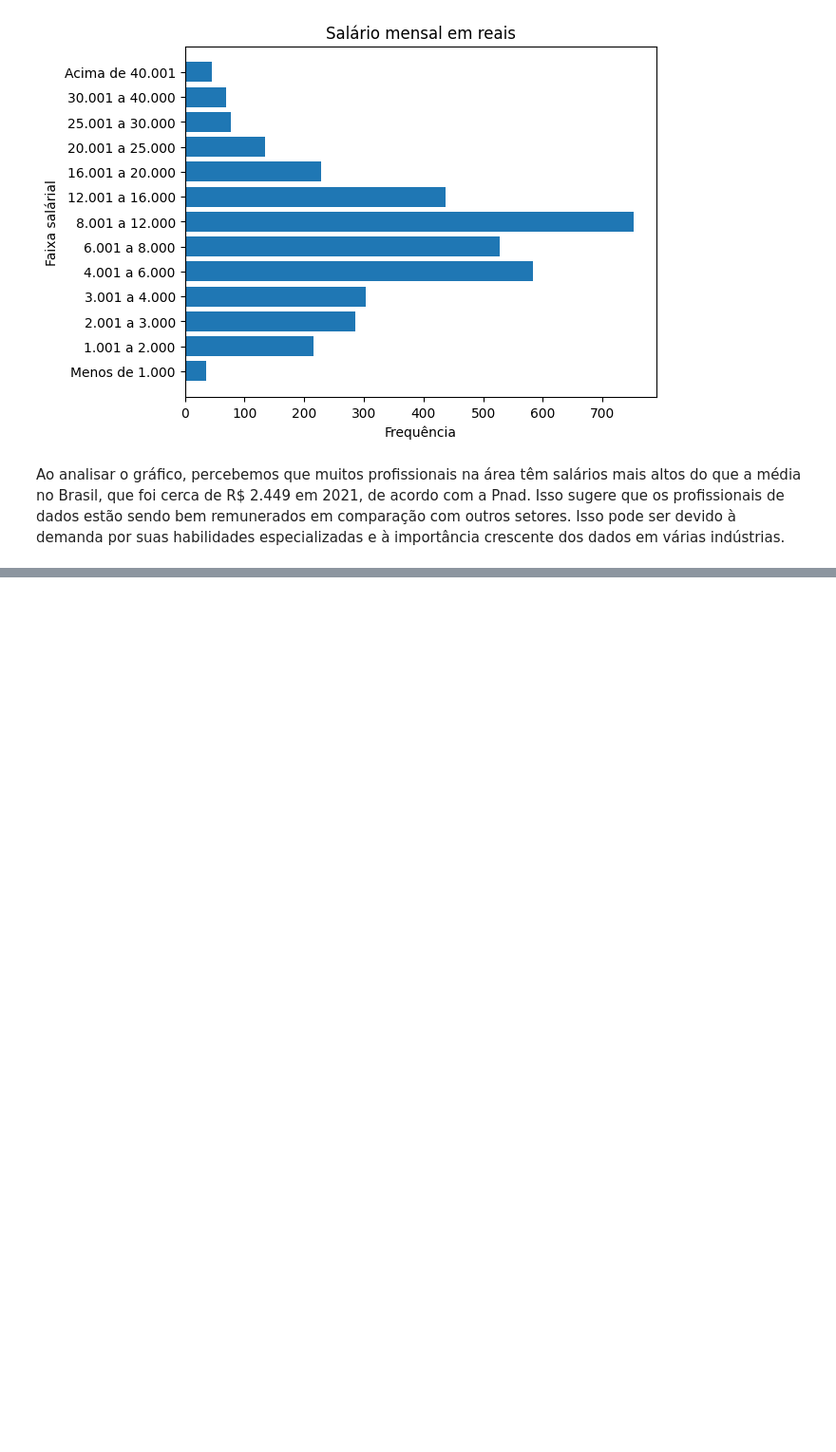
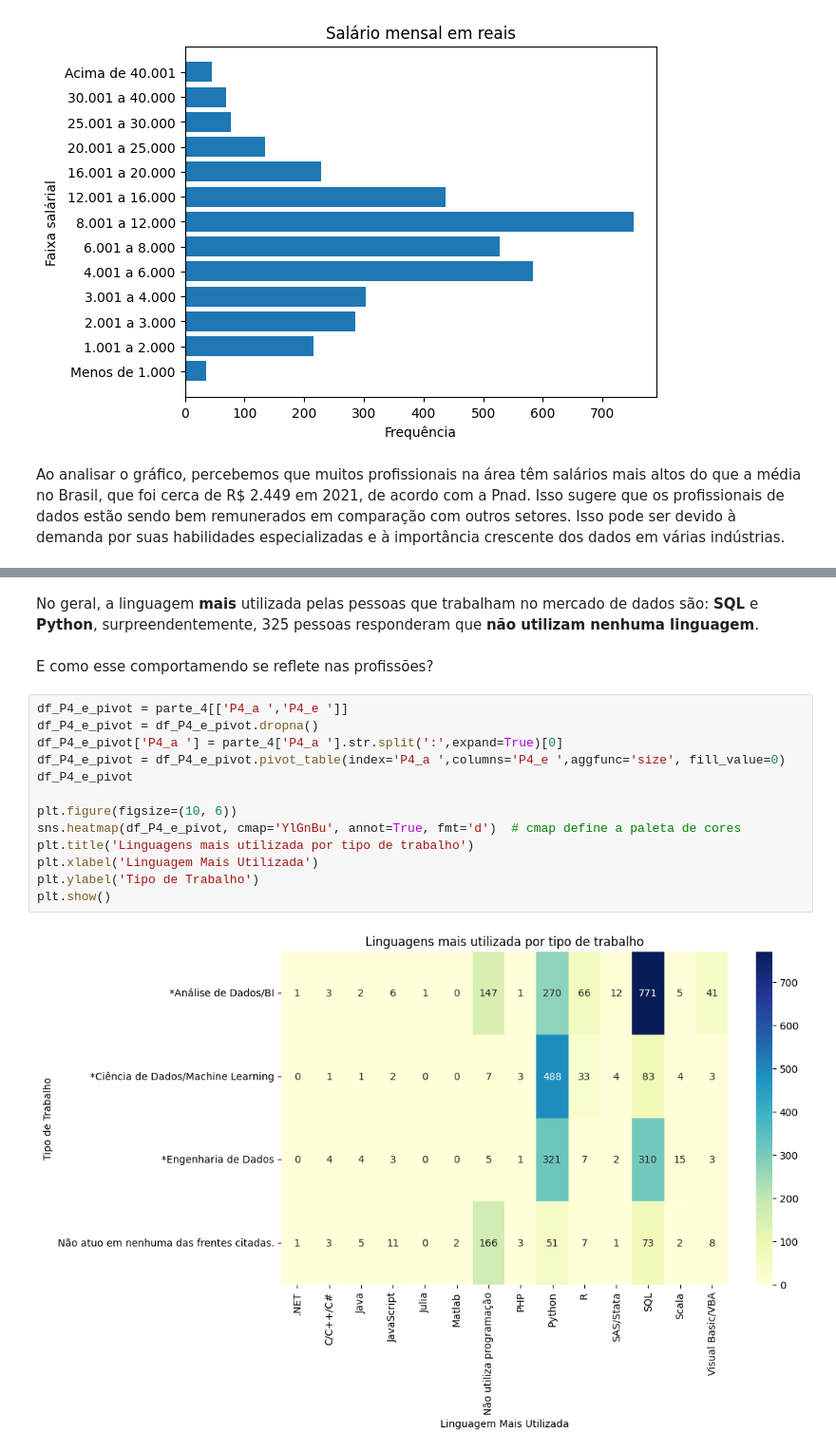
Before and after one commit to dallaqua/Trabalho_Santander_Coders_TPI, a Jupyter notebook: analise_mercado_dados_2022_v3.ipynb, the cells around one changed output, grey strips where cells are left out. Shown at 95% size. Drawn from its saved outputs; the diff is of its cells as text; blank space fills up the shorter version.

```diff
--- a/analise_mercado_dados_2022_v3.ipynb
+++ b/analise_mercado_dados_2022_v3.ipynb
@@ -502,0 +659,19 @@ Ao analisar o gráfico, percebemos que muitos profissionais na área têm salár
+# %% [markdown]
+No geral, a linguagem **mais** utilizada pelas pessoas que trabalham no mercado de dados são: **SQL** e **Python**, surpreendentemente, 325 pessoas responderam que **não utilizam nenhuma linguagem**.
+# %% [markdown]
+E como esse comportamendo se reflete nas profissões?
+# %%
+df_P4_e_pivot = parte_4[['P4_a ','P4_e ']]
+df_P4_e_pivot = df_P4_e_pivot.dropna()
+df_P4_e_pivot['P4_a '] = parte_4['P4_a '].str.split(':',expand=True)[0]
+df_P4_e_pivot = df_P4_e_pivot.pivot_table(index='P4_a ',columns='P4_e ',aggfunc='size', fill_value=0)
+df_P4_e_pivot
+
+plt.figure(figsize=(10, 6))
+sns.heatmap(df_P4_e_pivot, cmap='YlGnBu', annot=True, fmt='d')  # cmap define a paleta de cores
+plt.title('Linguagens mais utilizada por tipo de trabalho')
+plt.xlabel('Linguagem Mais Utilizada')
+plt.ylabel('Tipo de Trabalho')
+plt.show()
+# %% [output]
+[figure, added]
```
Also changed, not shown: parts of 32 cells of this notebook.
